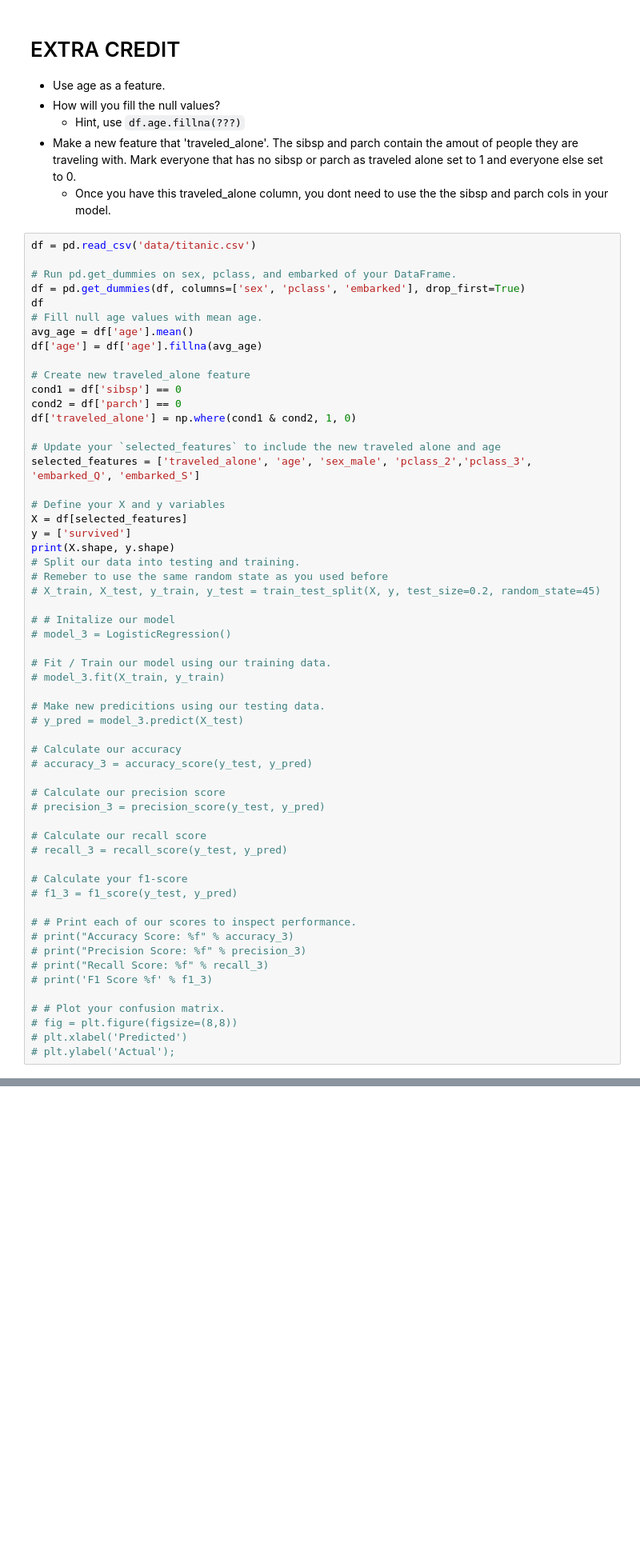
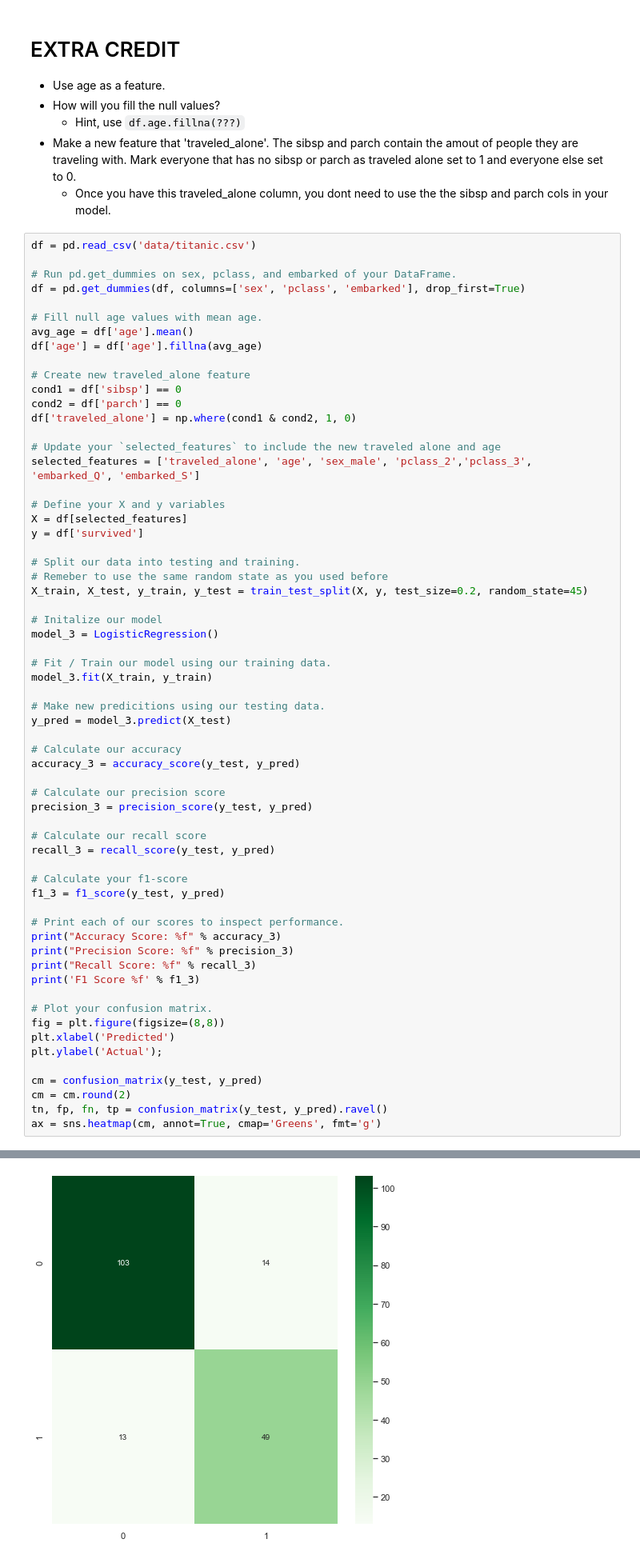
Before and after one commit to hMRZQ21/2022-fall-data-science, a Jupyter notebook: Week-03-Intro-To-ML/Exercise-Logistic-Regression.ipynb, the cells around one changed output, grey strips where cells are left out. Shown: that part at 80% size. Saved outputs shown, nothing was run; the diff lists cells and outputs as text; blank space fills up the shorter version.

```diff
--- a/Week-03-Intro-To-ML/Exercise-Logistic-Regression.ipynb
+++ b/Week-03-Intro-To-ML/Exercise-Logistic-Regression.ipynb
@@ -282,7 +271,7 @@ df = pd.read_csv('data/titanic.csv')
 
 # Run pd.get_dummies on sex, pclass, and embarked of your DataFrame.
 df = pd.get_dummies(df, columns=['sex', 'pclass', 'embarked'], drop_first=True)
-df
+
 # Fill null age values with mean age.
 avg_age = df['age'].mean()
 df['age'] = df['age'].fillna(avg_age)
@@ -297,41 +286,46 @@ selected_features = ['traveled_alone', 'age', 'sex_male', 'pclass_2','pclass_3',
 
 # Define your X and y variables
 X = df[selected_features]
-y = ['survived']
-print(X.shape, y.shape)
+y = df['survived']
+
 # Split our data into testing and training.
 # Remeber to use the same random state as you used before
-# X_train, X_test, y_train, y_test = train_test_split(X, y, test_size=0.2, random_state=45)
+X_train, X_test, y_train, y_test = train_test_split(X, y, test_size=0.2, random_state=45)
 
-# # Initalize our model
-# model_3 = LogisticRegression()
+# Initalize our model
+model_3 = LogisticRegression()
 
 # Fit / Train our model using our training data.
-# model_3.fit(X_train, y_train)
+model_3.fit(X_train, y_train)
 
 # Make new predicitions using our testing data.
-# y_pred = model_3.predict(X_test)
+y_pred = model_3.predict(X_test)
 
 # Calculate our accuracy
-# accuracy_3 = accuracy_score(y_test, y_pred)
+accuracy_3 = accuracy_score(y_test, y_pred)
 
 # Calculate our precision score
-# precision_3 = precision_score(y_test, y_pred)
+precision_3 = precision_score(y_test, y_pred)
 
 # Calculate our recall score
-# recall_3 = recall_score(y_test, y_pred)
+recall_3 = recall_score(y_test, y_pred)
 
 # Calculate your f1-score
-# f1_3 = f1_score(y_test, y_pred)
+f1_3 = f1_score(y_test, y_pred)
 
-# # Print each of our scores to inspect performance.
-# print("Accuracy Score: %f" % accuracy_3)
-# print("Precision Score: %f" % precision_3)
-# print("Recall Score: %f" % recall_3)
-# print('F1 Score %f' % f1_3)
+# Print each of our scores to inspect performance.
+print("Accuracy Score: %f" % accuracy_3)
+print("Precision Score: %f" % precision_3)
+print("Recall Score: %f" % recall_3)
+print('F1 Score %f' % f1_3)
 
-# # Plot your confusion matrix.
-# fig = plt.figure(figsize=(8,8))
-# plt.xlabel('Predicted')
-# plt.ylabel('Actual');
+# Plot your confusion matrix.
+fig = plt.figure(figsize=(8,8))
+plt.xlabel('Predicted')
+plt.ylabel('Actual');
+
+cm = confusion_matrix(y_test, y_pred)
+cm = cm.round(2)
+tn, fp, fn, tp = confusion_matrix(y_test, y_pred).ravel()
+ax = sns.heatmap(cm, annot=True, cmap='Greens', fmt='g')
 # %% [output]
@@ -338,0 +336 @@ AttributeError: 'list' object has no attribute 'shape'
+[figure, added]
```
Also changed, not shown: parts of 2 cells of this notebook.
